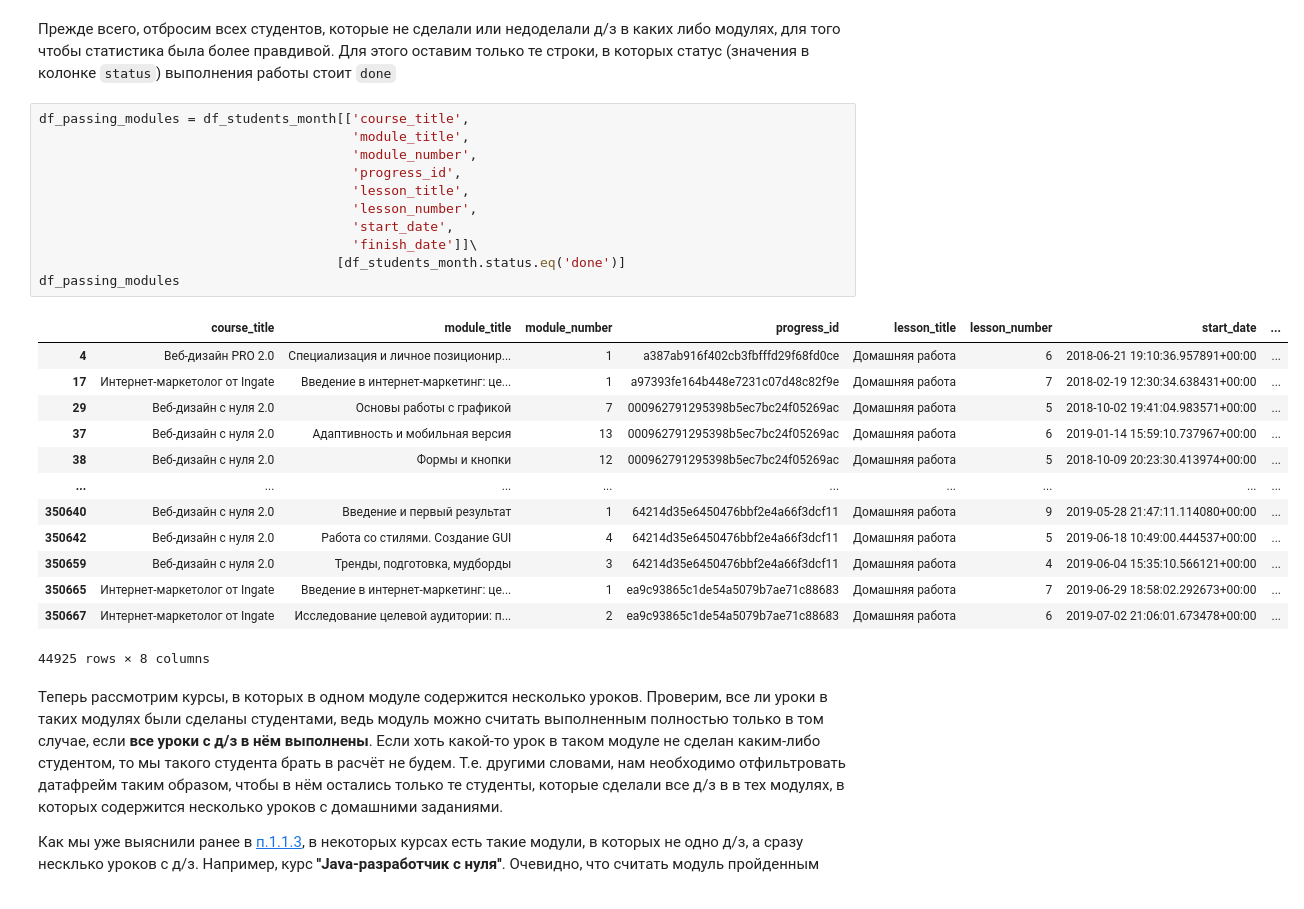
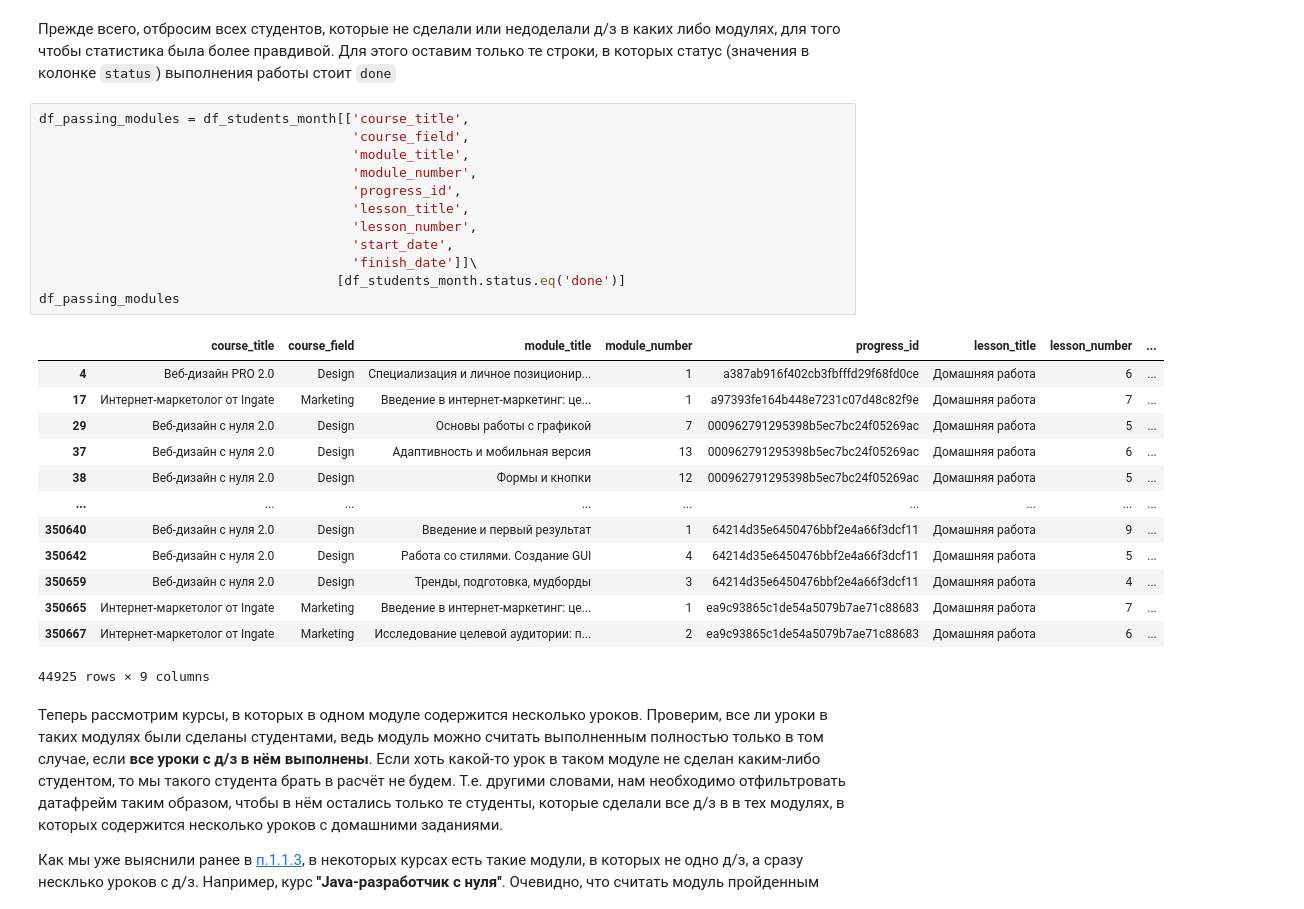
Before and after one commit to greymetall/data_science, a Jupyter notebook: Coursework#1/Coursework_analytics_1.ipynb, the cells around one changed output. Cells and saved outputs as stored; diff of their text form.

```diff
--- a/Coursework#1/Coursework_analytics_1.ipynb
+++ b/Coursework#1/Coursework_analytics_1.ipynb
@@ -900,29 +900,30 @@ plt.show()
 Прежде всего, отбросим всех студентов, которые не сделали или недоделали д/з в каких либо модулях, для того чтобы статистика была более правдивой. Для этого оставим только те строки, в которых статус (значения в колонке `status`) выполнения работы стоит `done`
 # %%
 df_passing_modules = df_students_month[['course_title',
+                                        'course_field',
                                         'module_title',
                                         'module_number',
                                         'progress_id',
                                         'lesson_title',
                                         'lesson_number',
                                         'start_date',
                                         'finish_date']]\
                                       [df_students_month.status.eq('done')]
 df_passing_modules
 # %% [output]
-|  | course_title | module_title | module_number | progress_id | lesson_title | lesson_number | start_date | ... |
-| 4 | Веб-дизайн PRO 2.0 | Специализация и личное позиционир... | 1 | a387ab916f402cb3fbfffd29f68fd0ce | Домашняя работа | 6 | 2018-06-21 19:10:36.957891+00:00 | ... |
-| 17 | Интернет-маркетолог от Ingate | Введение в интернет-маркетинг: це... | 1 | a97393fe164b448e7231c07d48c82f9e | Домашняя работа | 7 | 2018-02-19 12:30:34.638431+00:00 | ... |
-| 29 | Веб-дизайн с нуля 2.0 | Основы работы с графикой | 7 | 000962791295398b5ec7bc24f05269ac | Домашняя работа | 5 | 2018-10-02 19:41:04.983571+00:00 | ... |
-| 37 | Веб-дизайн с нуля 2.0 | Адаптивность и мобильная версия | 13 | 000962791295398b5ec7bc24f05269ac | Домашняя работа | 6 | 2019-01-14 15:59:10.737967+00:00 | ... |
-| 38 | Веб-дизайн с нуля 2.0 | Формы и кнопки | 12 | 000962791295398b5ec7bc24f05269ac | Домашняя работа | 5 | 2018-10-09 20:23:30.413974+00:00 | ... |
+|  | course_title | course_field | module_title | module_number | progress_id | lesson_title | lesson_number | ... |
+| 4 | Веб-дизайн PRO 2.0 | Design | Специализация и личное позиционир... | 1 | a387ab916f402cb3fbfffd29f68fd0ce | Домашняя работа | 6 | ... |
+| 17 | Интернет-маркетолог от Ingate | Marketing | Введение в интернет-маркетинг: це... | 1 | a97393fe164b448e7231c07d48c82f9e | Домашняя работа | 7 | ... |
+| 29 | Веб-дизайн с нуля 2.0 | Design | Основы работы с графикой | 7 | 000962791295398b5ec7bc24f05269ac | Домашняя работа | 5 | ... |
+| 37 | Веб-дизайн с нуля 2.0 | Design | Адаптивность и мобильная версия | 13 | 000962791295398b5ec7bc24f05269ac | Домашняя работа | 6 | ... |
+| 38 | Веб-дизайн с нуля 2.0 | Design | Формы и кнопки | 12 | 000962791295398b5ec7bc24f05269ac | Домашняя работа | 5 | ... |
 | ... | ... | ... | ... | ... | ... | ... | ... | ... |
-| 350640 | Веб-дизайн с нуля 2.0 | Введение и первый результат | 1 | 64214d35e6450476bbf2e4a66f3dcf11 | Домашняя работа | 9 | 2019-05-28 21:47:11.114080+00:00 | ... |
-| 350642 | Веб-дизайн с нуля 2.0 | Работа со стилями. Создание GUI | 4 | 64214d35e6450476bbf2e4a66f3dcf11 | Домашняя работа | 5 | 2019-06-18 10:49:00.444537+00:00 | ... |
-| 350659 | Веб-дизайн с нуля 2.0 | Тренды, подготовка, мудборды | 3 | 64214d35e6450476bbf2e4a66f3dcf11 | Домашняя работа | 4 | 2019-06-04 15:35:10.566121+00:00 | ... |
-| 350665 | Интернет-маркетолог от Ingate | Введение в интернет-маркетинг: це... | 1 | ea9c93865c1de54a5079b7ae71c88683 | Домашняя работа | 7 | 2019-06-29 18:58:02.292673+00:00 | ... |
-| 350667 | Интернет-маркетолог от Ingate | Исследование целевой аудитории: п... | 2 | ea9c93865c1de54a5079b7ae71c88683 | Домашняя работа | 6 | 2019-07-02 21:06:01.673478+00:00 | ... |
+| 350640 | Веб-дизайн с нуля 2.0 | Design | Введение и первый результат | 1 | 64214d35e6450476bbf2e4a66f3dcf11 | Домашняя работа | 9 | ... |
+| 350642 | Веб-дизайн с нуля 2.0 | Design | Работа со стилями. Создание GUI | 4 | 64214d35e6450476bbf2e4a66f3dcf11 | Домашняя работа | 5 | ... |
+| 350659 | Веб-дизайн с нуля 2.0 | Design | Тренды, подготовка, мудборды | 3 | 64214d35e6450476bbf2e4a66f3dcf11 | Домашняя работа | 4 | ... |
+| 350665 | Интернет-маркетолог от Ingate | Marketing | Введение в интернет-маркетинг: це... | 1 | ea9c93865c1de54a5079b7ae71c88683 | Домашняя работа | 7 | ... |
+| 350667 | Интернет-маркетолог от Ingate | Marketing | Исследование целевой аудитории: п... | 2 | ea9c93865c1de54a5079b7ae71c88683 | Домашняя работа | 6 | ... |
-44925 rows × 8 columns
+44925 rows × 9 columns
 # %% [markdown]
 Теперь рассмотрим курсы, в которых в одном модуле содержится несколько уроков. Проверим, все ли уроки в таких модулях были сделаны студентами, ведь модуль можно считать выполненным полностью только в том случае, если **все уроки с д/з в нём выполнены**. Если хоть какой-то урок в таком модуле не сделан каким-либо студентом, то мы такого студента брать в расчёт не будем. Т.е. другими словами, нам необходимо отфильтровать датафрейм таким образом, чтобы в нём остались только те студенты, которые сделали все д/з в в тех модулях, в которых содержится несколько уроков с домашними заданиями.
 
```
Also changed, not shown: parts of 12 cells of this notebook.
